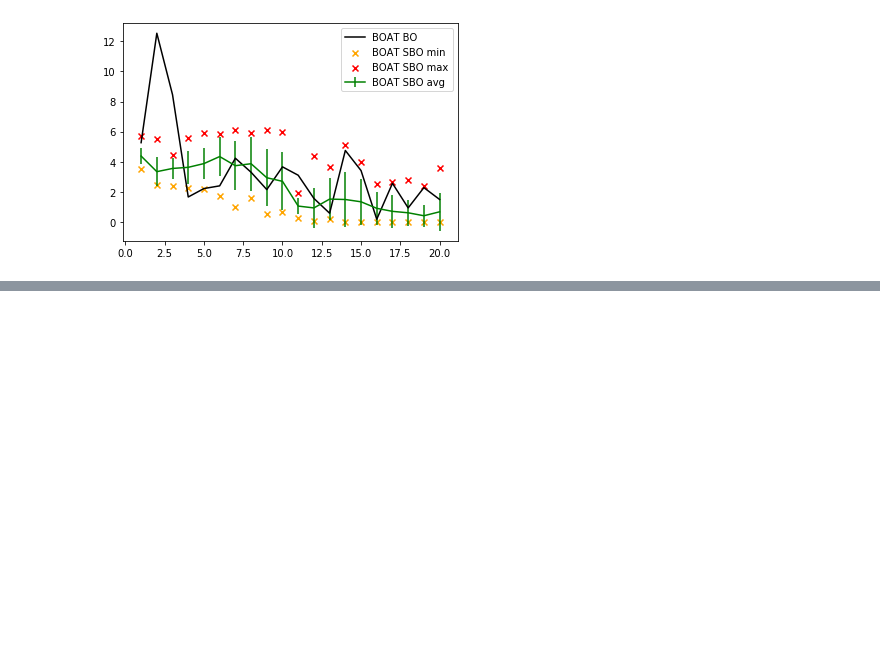
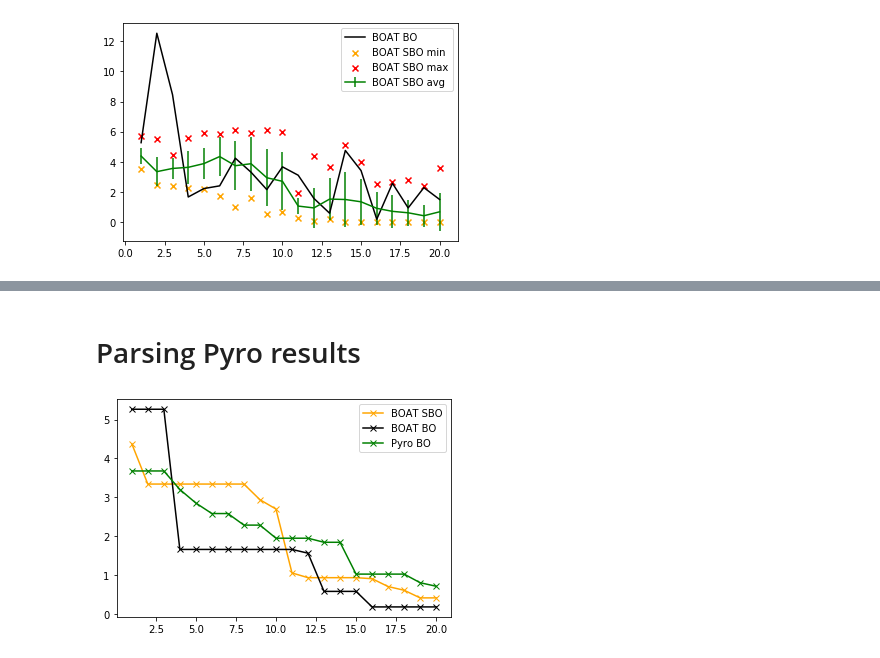
Before and after one commit to alan-turing-institute/SBO_Pyro, a Jupyter notebook: process_boat_results.ipynb, the cells around one changed output, grey strips where cells are left out. Drawn from its saved outputs; the diff is of its cells as text; code cells hidden in the pictures; blank space fills up the shorter version.

```diff
--- a/process_boat_results.ipynb
+++ b/process_boat_results.ipynb
@@ -80,7 +85,7 @@ boat_results = []
 for boat_res_file in boat_res_files:
     boat_results.append(parse_boat_results(boat_res_file))
 
-bo_perf_stats_bo = analyse_performance(boat_results)
+boat_perf_stats_bo = analyse_performance(boat_results);
 # %%
 plt.figure()
 
@@ -95,0 +104,26 @@ plt.legend();
+# %% [markdown]
+# Parsing Pyro results
+# %%
+def parse_pyro_results(pyro_res_file):
+    return np.loadtxt(pyro_res_file, delimiter=',')
+# %%
+pyro_res_files = glob.glob("pyro_results_backup/pyro_bo_*.out")
+
+pyro_bo_results = []
+
+for pyro_res_file in pyro_res_files:
+    pyro_bo_results.append(parse_pyro_results(pyro_res_file))
+# %%
+pyro_perf_stats_bo = analyse_performance(pyro_bo_results);
+# %%
+plt.figure()
+
+plt.plot(boat_perf_stats_sbo[:, 0]+1, boat_perf_stats_sbo[:, 5], color='orange', marker='x', label='BOAT SBO')
+
+plt.plot(boat_perf_stats_bo[:20, 0]+1, boat_perf_stats_bo[:20, 5], color='black', marker='x', label='BOAT BO')
+
+plt.plot(pyro_perf_stats_bo[:20, 0]+1, pyro_perf_stats_bo[:20, 5], color='green', marker='x', label='Pyro BO')
+
+plt.legend();
+# %% [output]
+[figure, added]
```
Also changed, not shown: parts of 4 cells of this notebook, 37 other files.
